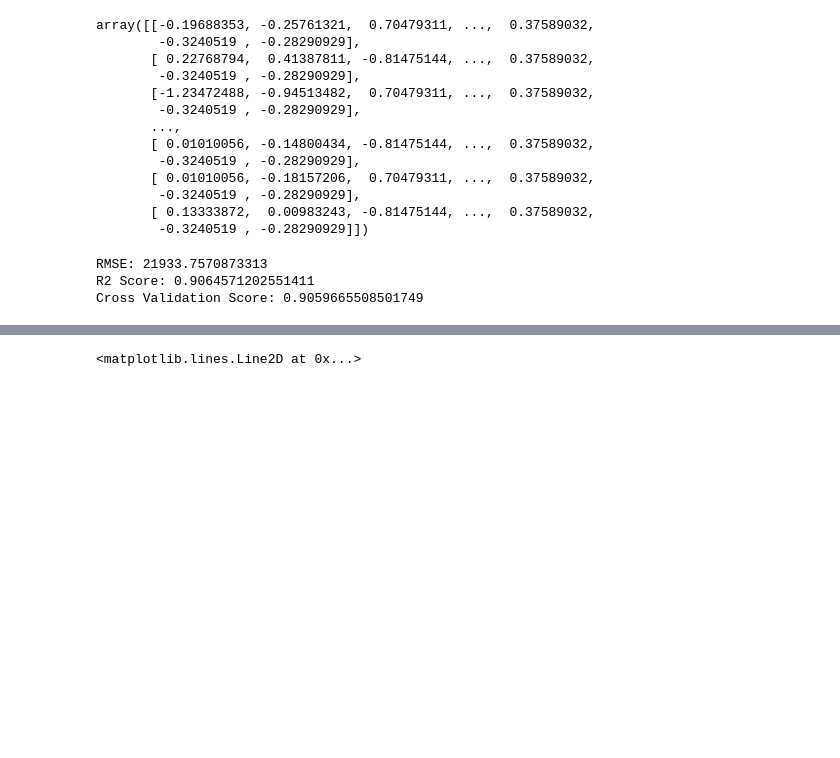
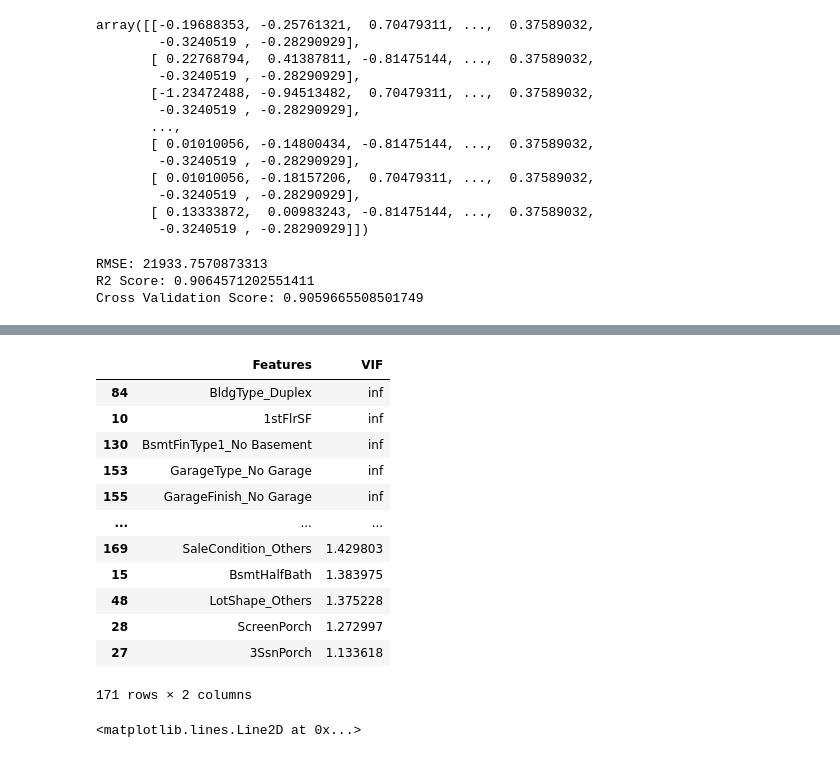
Before and after one commit to adityasngh/Kaggle-House-Prices-Regression, a Jupyter notebook: Kaggle_House_Prices_Regression.ipynb, the cells around one changed output, grey strips where cells are left out. Cells and saved outputs as stored; diff of their text form; code cells hidden in the pictures; blank space fills up the shorter version.

```diff
--- a/Kaggle_House_Prices_Regression.ipynb
+++ b/Kaggle_House_Prices_Regression.ipynb
@@ -1352,3 +1408,24 @@ Cross Validation Score: 0.9059665508501749
+# %%
+#Check for multicollinearity
+from statsmodels.stats.outliers_influence import variance_inflation_factor
+vif = pd.DataFrame()
+vif['Features'] = X_train.columns
+vif['VIF'] = [variance_inflation_factor(X_train.values, i) for i in range(X_train.shape[1])]
+vif.sort_values(by='VIF', ascending=False)
+# %% [output]
+|  | Features | VIF |
+| 84 | BldgType_Duplex | inf |
+| 10 | 1stFlrSF | inf |
+| 130 | BsmtFinType1_No Basement | inf |
+| 153 | GarageType_No Garage | inf |
+| 155 | GarageFinish_No Garage | inf |
+| ... | ... | ... |
+| 169 | SaleCondition_Others | 1.429803 |
+| 15 | BsmtHalfBath | 1.383975 |
+| 48 | LotShape_Others | 1.375228 |
+| 28 | ScreenPorch | 1.272997 |
+| 27 | 3SsnPorch | 1.133618 |
+171 rows × 2 columns
 # %%
 #Plot residuals
 sns.scatterplot(x=y_pred, y=y_test-y_pred)
```
Also changed, not shown: parts of 3 cells of this notebook.
